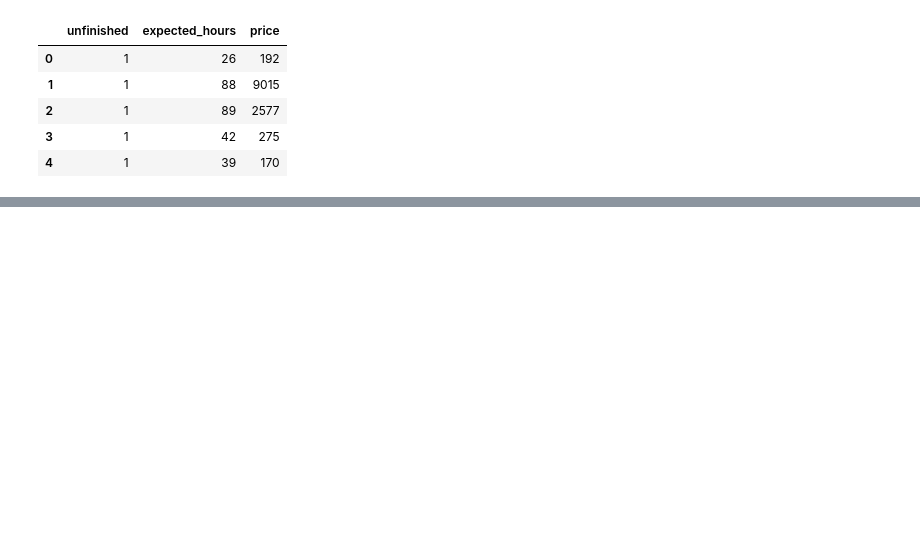
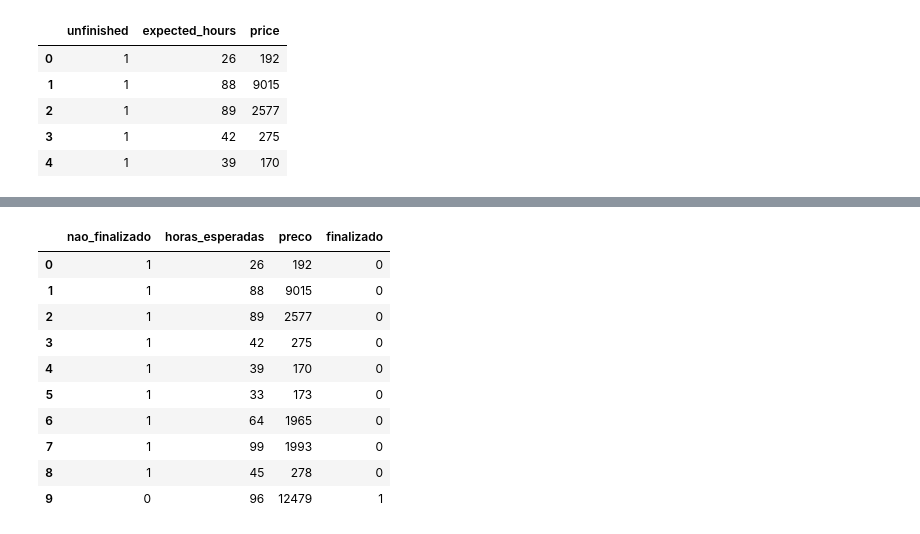
Before and after one commit to fcardosoo/Alura-018-Machine-Learning-classificacao-com-SKLearn, a Jupyter notebook: Projeto_de_classificacao_3.ipynb, the cells around one changed output, grey strips where cells are left out. Cells and saved outputs as stored; diff of their text form; code cells hidden in the pictures; blank space fills up the shorter version.

```diff
--- a/Projeto_de_classificacao_3.ipynb
+++ b/Projeto_de_classificacao_3.ipynb
@@ -22,0 +32,22 @@ dados = dados.rename(columns = renomear)
+# %%
+# Em nossos dados temos que 'não_finalizado' = 1 e finalizado=0, portanto, é prudente deixar o valor 1 na
+# forma afirmativa e o 0 na forma negativa
+
+trocar = {
+    0: 1,
+    1: 0
+}
+dados['finalizado'] = dados.nao_finalizado.map(trocar)
+dados.head(10)
+# %% [output]
+|  | nao_finalizado | horas_esperadas | preco | finalizado |
+| 0 | 1 | 26 | 192 | 0 |
+| 1 | 1 | 88 | 9015 | 0 |
+| 2 | 1 | 89 | 2577 | 0 |
+| 3 | 1 | 42 | 275 | 0 |
+| 4 | 1 | 39 | 170 | 0 |
+| 5 | 1 | 33 | 173 | 0 |
+| 6 | 1 | 64 | 1965 | 0 |
+| 7 | 1 | 99 | 1993 | 0 |
+| 8 | 1 | 45 | 278 | 0 |
+| 9 | 0 | 96 | 12479 | 1 |
```
Also changed, not shown: parts of 5 cells of this notebook.
